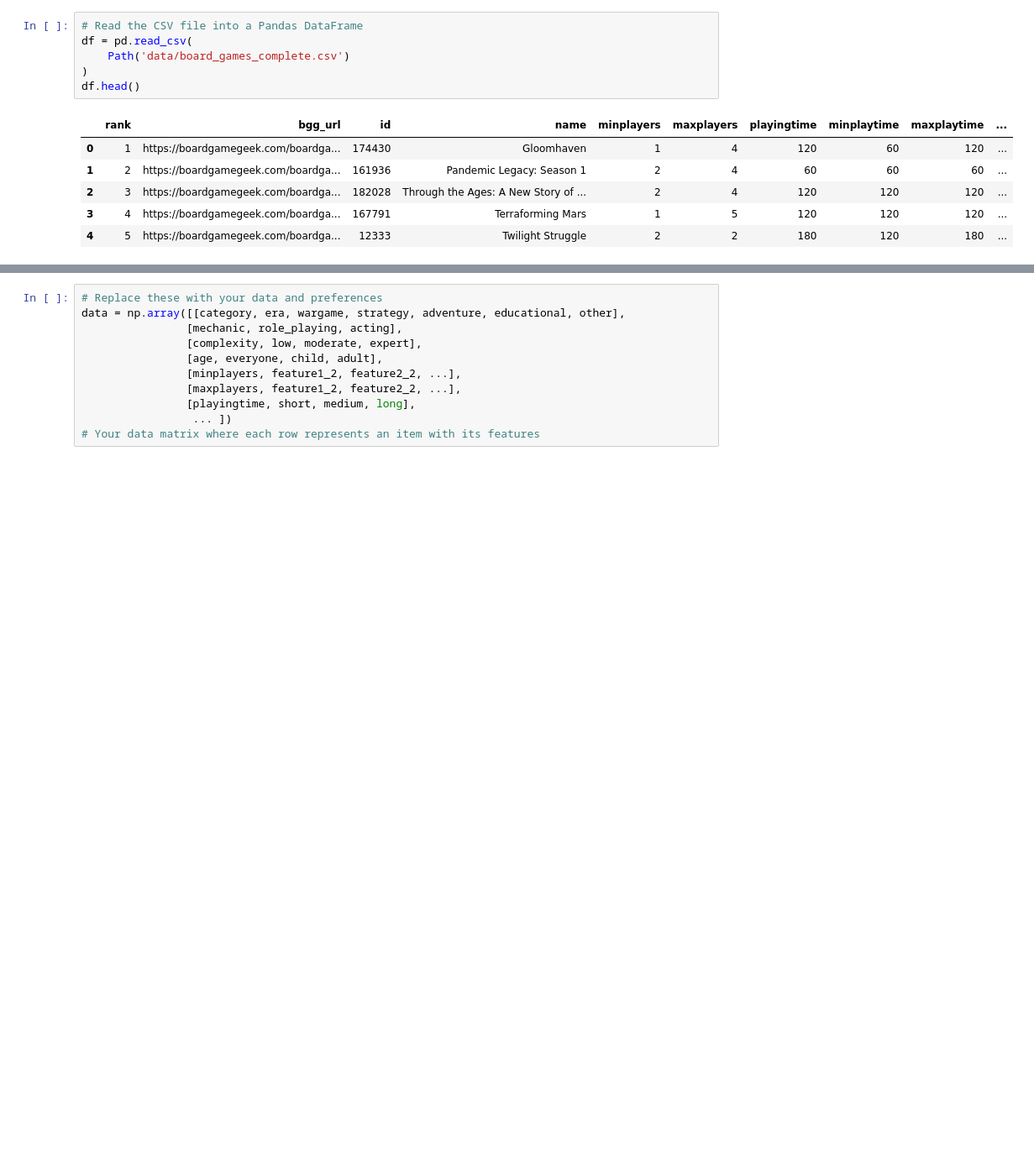
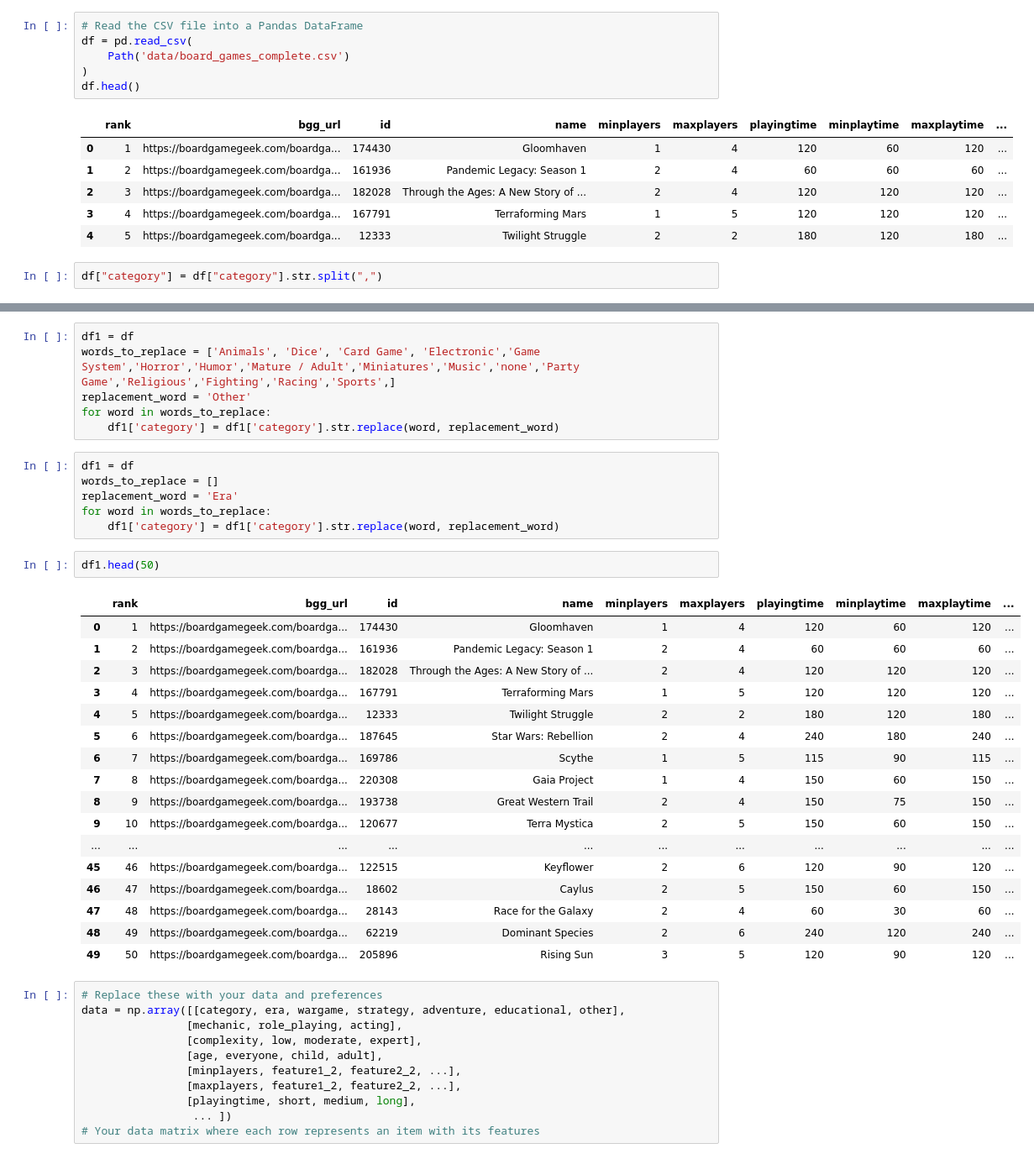
Before and after one commit to abinormal129/SMU_Bootcamp_2023_Project_4_Group_3_Board_Games, a Jupyter notebook: Board Game Recommender.ipynb, the cells around one changed output, grey strips where cells are left out. Shown at 84% size. Cells and saved outputs as stored; diff of their text form; blank space fills up the shorter version.

```diff
--- a/Board Game Recommender.ipynb
+++ b/Board Game Recommender.ipynb
@@ -24,5 +24,7 @@ df.head()
 | 2 | 3 | https://boardgamegeek.com/boardga... | 182028 | Through the Ages: A New Story of ... | 2 | 4 | 120 | 120 | 120 | ... |
 | 3 | 4 | https://boardgamegeek.com/boardga... | 167791 | Terraforming Mars | 1 | 5 | 120 | 120 | 120 | ... |
 | 4 | 5 | https://boardgamegeek.com/boardga... | 12333 | Twilight Struggle | 2 | 2 | 180 | 120 | 180 | ... |
+# %%
+df["category"] = df["category"].str.split(",")
 # %%
 # Process data
@@ -32,3 +61,35 @@ NameError: name 'df' is not defined
+# %%
+df1 = df
+words_to_replace = ['Animals', 'Dice', 'Card Game', 'Electronic','Game System','Horror','Humor','Mature / Adult','Miniatures','Music','none','Party Game','Religious','Fighting','Racing','Sports',]
+replacement_word = 'Other'
+for word in words_to_replace:
+    df1['category'] = df1['category'].str.replace(word, replacement_word)
+# %%
+df1 = df
+words_to_replace = []
+replacement_word = 'Era'
+for word in words_to_replace:
+    df1['category'] = df1['category'].str.replace(word, replacement_word)
+# %%
+df1.head(50)
+# %% [output]
+|  | rank | bgg_url | id | name | minplayers | maxplayers | playingtime | minplaytime | maxplaytime | ... |
+| 0 | 1 | https://boardgamegeek.com/boardga... | 174430 | Gloomhaven | 1 | 4 | 120 | 60 | 120 | ... |
+| 1 | 2 | https://boardgamegeek.com/boardga... | 161936 | Pandemic Legacy: Season 1 | 2 | 4 | 60 | 60 | 60 | ... |
+| 2 | 3 | https://boardgamegeek.com/boardga... | 182028 | Through the Ages: A New Story of ... | 2 | 4 | 120 | 120 | 120 | ... |
+| 3 | 4 | https://boardgamegeek.com/boardga... | 167791 | Terraforming Mars | 1 | 5 | 120 | 120 | 120 | ... |
+| 4 | 5 | https://boardgamegeek.com/boardga... | 12333 | Twilight Struggle | 2 | 2 | 180 | 120 | 180 | ... |
+| 5 | 6 | https://boardgamegeek.com/boardga... | 187645 | Star Wars: Rebellion | 2 | 4 | 240 | 180 | 240 | ... |
+| 6 | 7 | https://boardgamegeek.com/boardga... | 169786 | Scythe | 1 | 5 | 115 | 90 | 115 | ... |
+| 7 | 8 | https://boardgamegeek.com/boardga... | 220308 | Gaia Project | 1 | 4 | 150 | 60 | 150 | ... |
+| 8 | 9 | https://boardgamegeek.com/boardga... | 193738 | Great Western Trail | 2 | 4 | 150 | 75 | 150 | ... |
+| 9 | 10 | https://boardgamegeek.com/boardga... | 120677 | Terra Mystica | 2 | 5 | 150 | 60 | 150 | ... |
+| ... | ... | ... | ... | ... | ... | ... | ... | ... | ... | ... |
+| 45 | 46 | https://boardgamegeek.com/boardga... | 122515 | Keyflower | 2 | 6 | 120 | 90 | 120 | ... |
+| 46 | 47 | https://boardgamegeek.com/boardga... | 18602 | Caylus | 2 | 5 | 150 | 60 | 150 | ... |
+| 47 | 48 | https://boardgamegeek.com/boardga... | 28143 | Race for the Galaxy | 2 | 4 | 60 | 30 | 60 | ... |
+| 48 | 49 | https://boardgamegeek.com/boardga... | 62219 | Dominant Species | 2 | 6 | 240 | 120 | 240 | ... |
+| 49 | 50 | https://boardgamegeek.com/boardga... | 205896 | Rising Sun | 3 | 5 | 120 | 90 | 120 | ... |
 # %%
 # Replace these with your data and preferences
 data = np.array([[category, era, wargame, strategy, adventure, educational, other],
```
Also changed, not shown: parts of 3 cells of this notebook, 3 other files.
